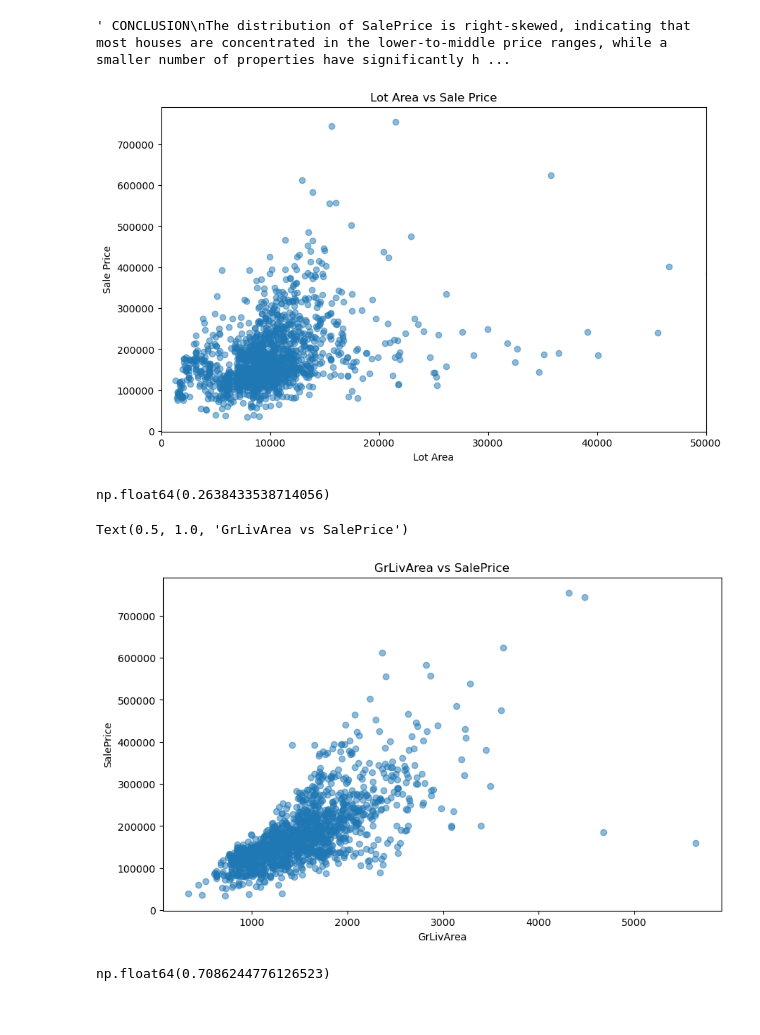
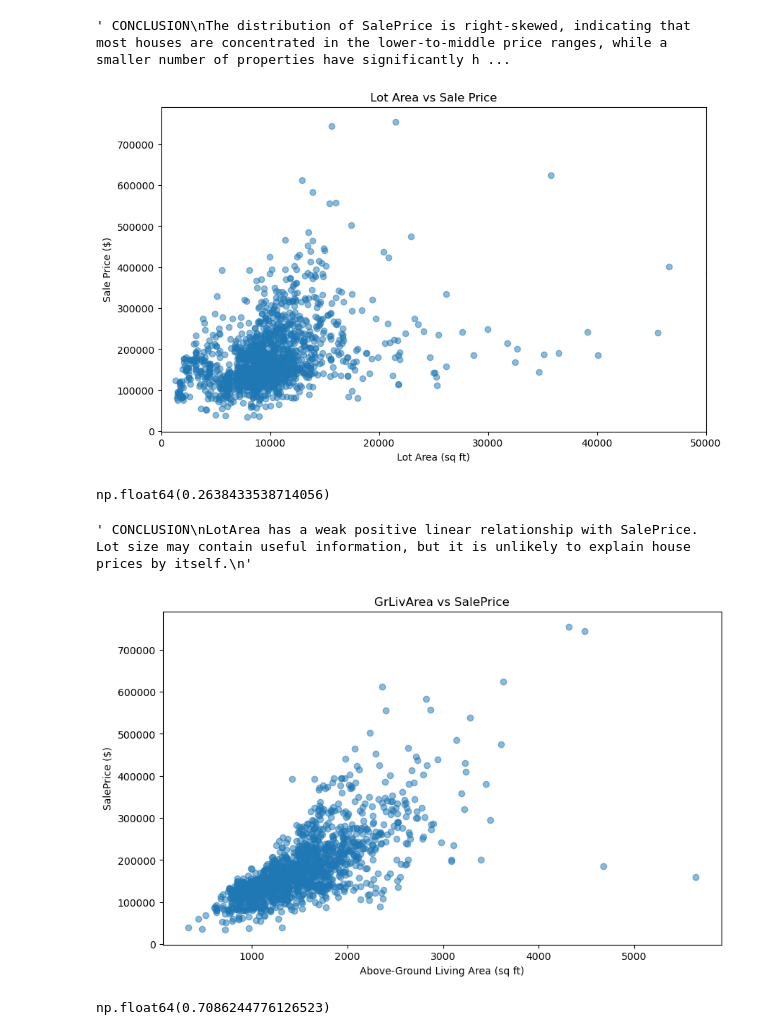
Before and after one commit to bacoscamadalina/HousePricePrediction, a Jupyter notebook: housepriceprediction.ipynb, the cells around one changed output. Cells and saved outputs as stored; diff of their text form; code cells hidden in the pictures.

```diff
--- a/housepriceprediction.ipynb
+++ b/housepriceprediction.ipynb
@@ -80,16 +110,17 @@ The mean sale price is approximately $180,921, while the median is $163,000. The
 # %%
 # Scatterplot: LotArea & SalePrice
+# Question: Do houses with larger lots tend to have higher sale prices?
 
 plt.figure(figsize=(10,6))
 plt.scatter(train_data["LotArea"], train_data["SalePrice"], alpha=0.5)
 
-plt.xlabel("Lot Area")
-plt.ylabel("Sale Price")
+plt.xlabel("Lot Area (sq ft)")
+plt.ylabel("Sale Price ($)")
 plt.title("Lot Area vs Sale Price")
 
 plt.xlim(0,50000)
 plt.show()
 # %% [output]
-[figure, old version]
+[figure, new version]
 # %%
 # Correlation
@@ -99,20 +129,24 @@ train_data["LotArea"].corr(train_data["SalePrice"])
 np.float64(0.2638433538714056)
 # %%
 """ CONCLUSION
-LotArea has a weaker correlation with SalePrice (approximately 0.264).
+LotArea has a weak positive linear relationship with SalePrice. Lot size may contain useful information, but it is unlikely to explain house prices by itself.
 """
+# %% [output]
+' CONCLUSION\nLotArea has a weak positive linear relationship with SalePrice. Lot size may contain useful information, but it is unlikely to explain house prices by itself.\n'
 # %%
-# Scatterplot: GrLivArea & SalePrice
+# Scatterplot: Above-Ground Living Area & SalePrice
+# Question: Do houses with larger above-ground living areas tend to have higher sale prices?
 
 plt.figure(figsize=(10,6))
 plt.scatter(train_data["GrLivArea"], train_data["SalePrice"], alpha=0.5)
 
-plt.xlabel("GrLivArea")
-plt.ylabel("SalePrice")
+plt.xlabel("Above-Ground Living Area (sq ft)")
+plt.ylabel("SalePrice ($)")
 plt.title("GrLivArea vs SalePrice")
+
+plt.show()
 # %% [output]
-Text(0.5, 1.0, 'GrLivArea vs SalePrice')
-[figure, old version]
+[figure, new version]
 # %%
 train_data["GrLivArea"].corr(train_data["SalePrice"])
 # %% [output]
```
Also changed, not shown: parts of 90 cells of this notebook, 3 other files.
